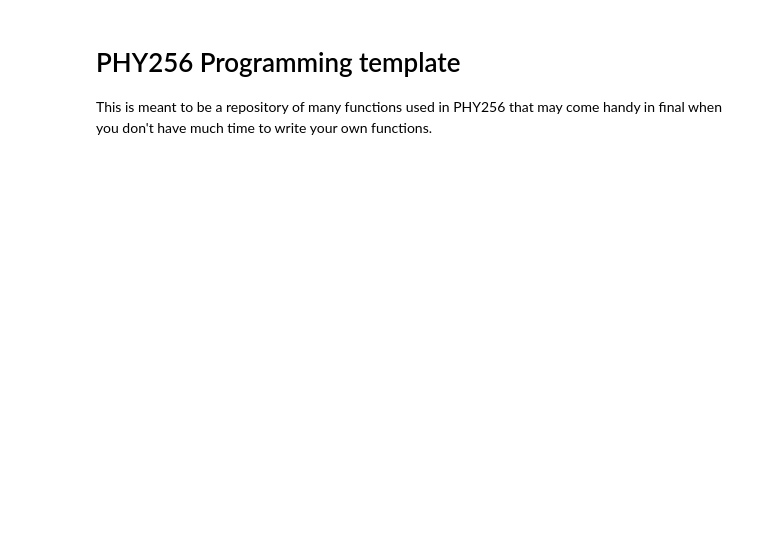
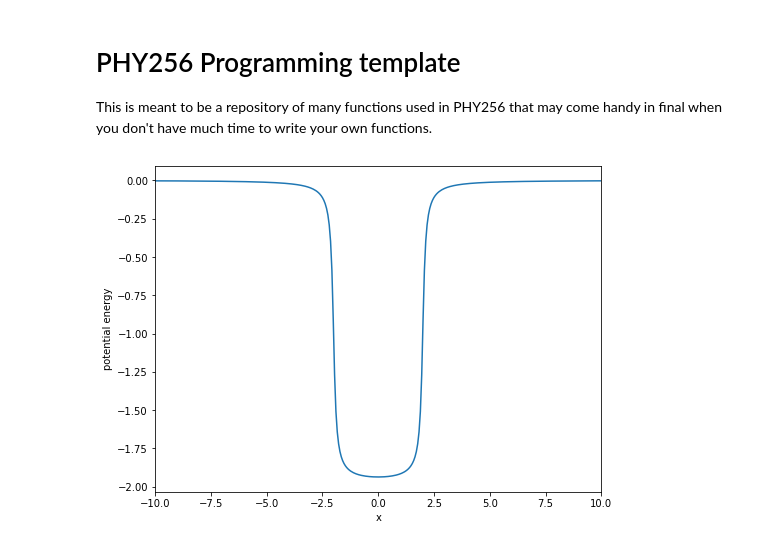
Before and after one commit to MakoStrwlkr/phy256-programming-template, a Jupyter notebook: Programming Template.ipynb, the cells around one changed output. Saved outputs shown, nothing was run; the diff lists cells and outputs as text; code cells hidden in the pictures; blank space fills up the shorter version.

```diff
--- a/Programming Template.ipynb
+++ b/Programming Template.ipynb
@@ -48,0 +208,18 @@ def step_potential() -> np.ndarray:
+# %%
+N = 1000       # number of discrete points on the spatial grid
+x = np.linspace(-30,30,N)
+dx = x[1]-x[0]
+
+def V(x):
+    return (np.arctan((x-2)/0.1)/(np.pi/2) - np.arctan((x+2)/0.1)/(np.pi/2))
+
+potential = V(x)
+
+plt.figure(figsize=(8,6))
+plt.plot(x,V(x))
+plt.xlim(-10,10)
+plt.xlabel("x")
+plt.ylabel("potential energy")
+plt.show()
+# %% [output]
+[figure, added]
```
Also changed, not shown: parts of 16 cells of this notebook.
